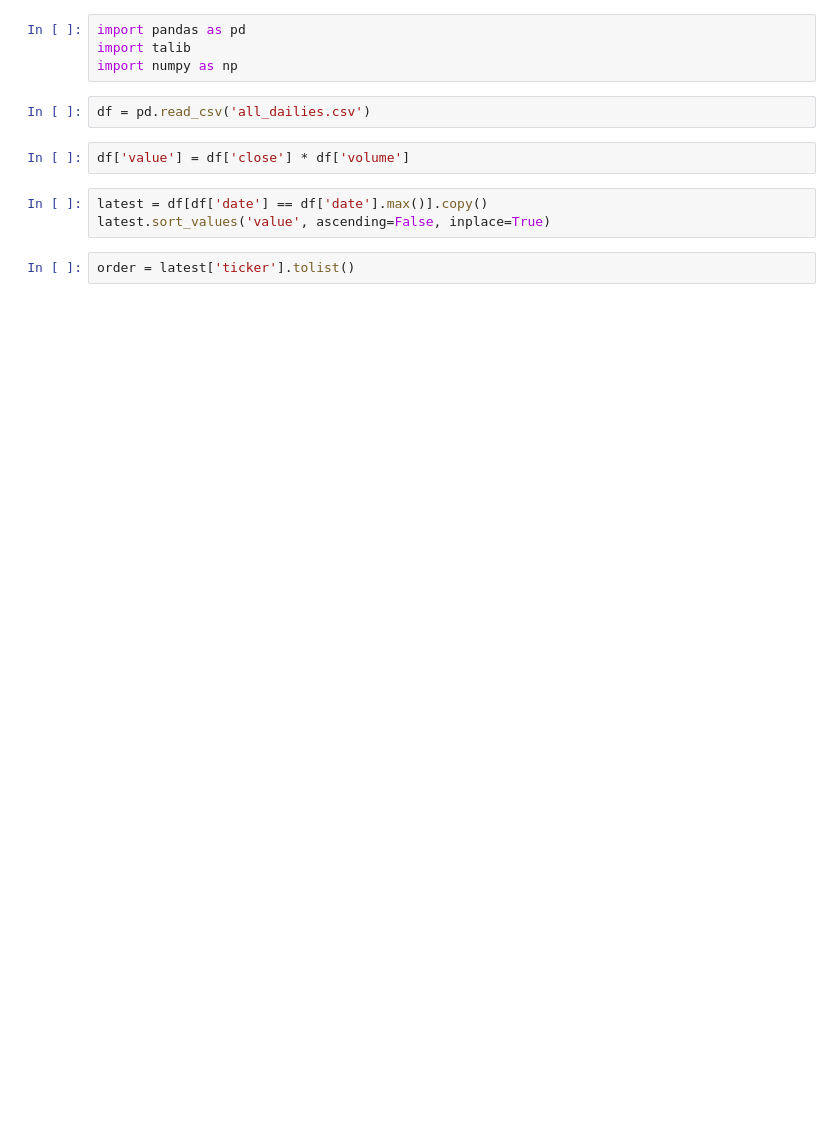
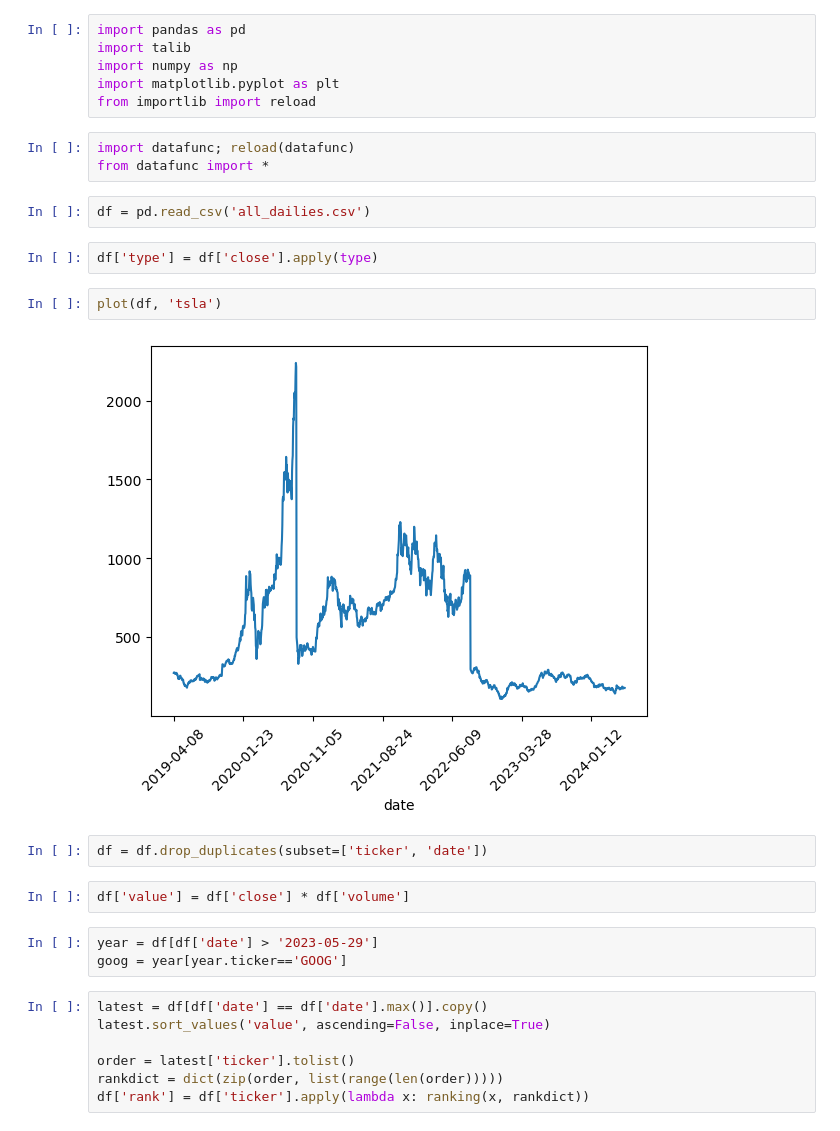
Before and after one commit to j-huic/stonks, a Jupyter notebook: snoop.ipynb, the cells around one changed output. Saved outputs shown, nothing was run; the diff lists cells and outputs as text; blank space fills up the shorter version.

```diff
--- a/snoop.ipynb
+++ b/snoop.ipynb
@@ -2,12 +2,30 @@
 import pandas as pd
 import talib
 import numpy as np
+import matplotlib.pyplot as plt
+from importlib import reload
+# %%
+import datafunc; reload(datafunc)
+from datafunc import *
 # %%
 df = pd.read_csv('all_dailies.csv')
+# %%
+df['type'] = df['close'].apply(type)
+# %%
+plot(df, 'tsla')
+# %% [output]
+[figure, added]
+# %%
+df = df.drop_duplicates(subset=['ticker', 'date'])
 # %%
 df['value'] = df['close'] * df['volume']
+# %%
+year = df[df['date'] > '2023-05-29']
+goog = year[year.ticker=='GOOG']
 # %%
 latest = df[df['date'] == df['date'].max()].copy()
 latest.sort_values('value', ascending=False, inplace=True)
+
+order = latest['ticker'].tolist()
+rankdict = dict(zip(order, list(range(len(order)))))
+df['rank'] = df['ticker'].apply(lambda x: ranking(x, rankdict))
-# %%
-order = latest['ticker'].tolist()
```
Also changed, not shown: parts of 22 cells of this notebook.
